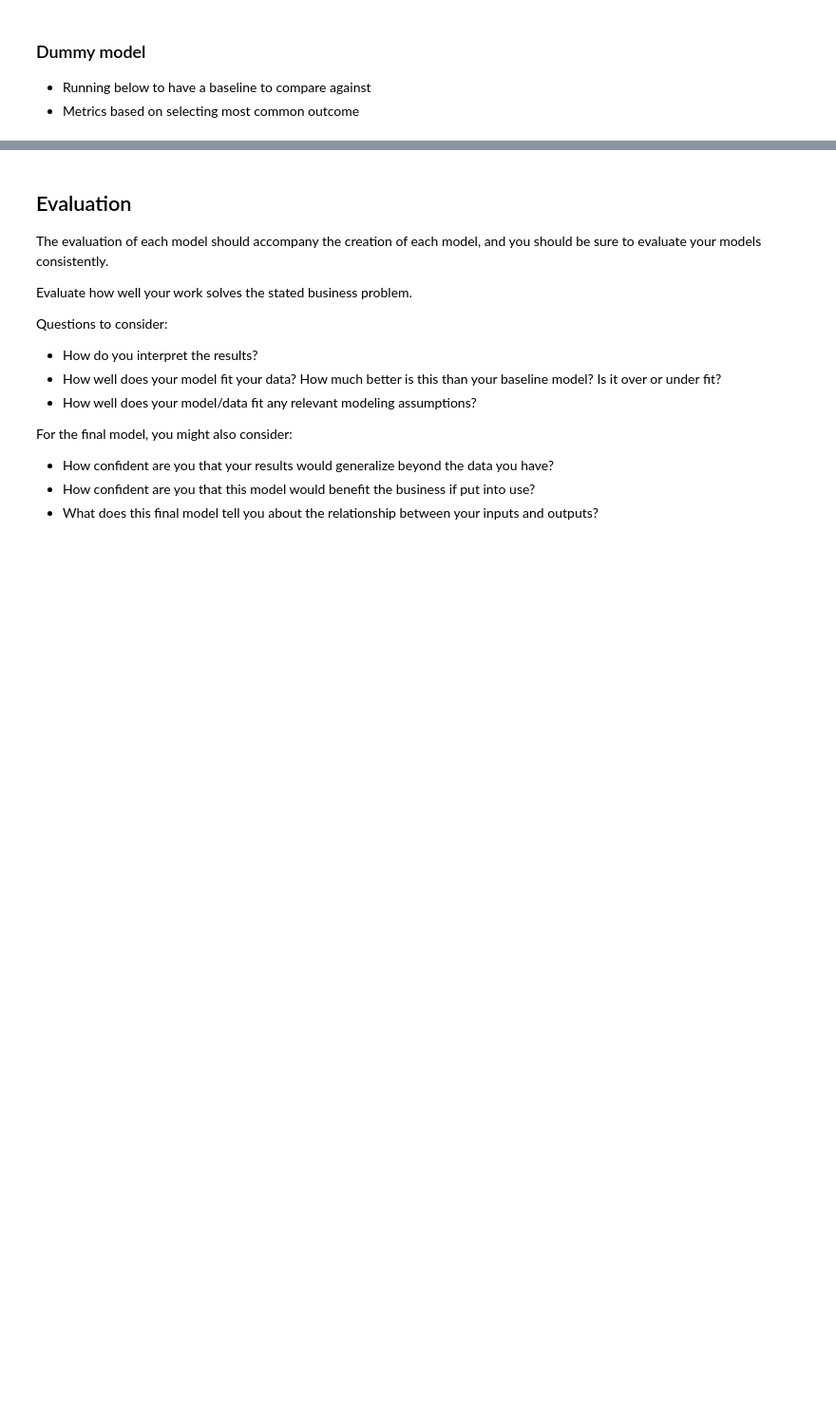
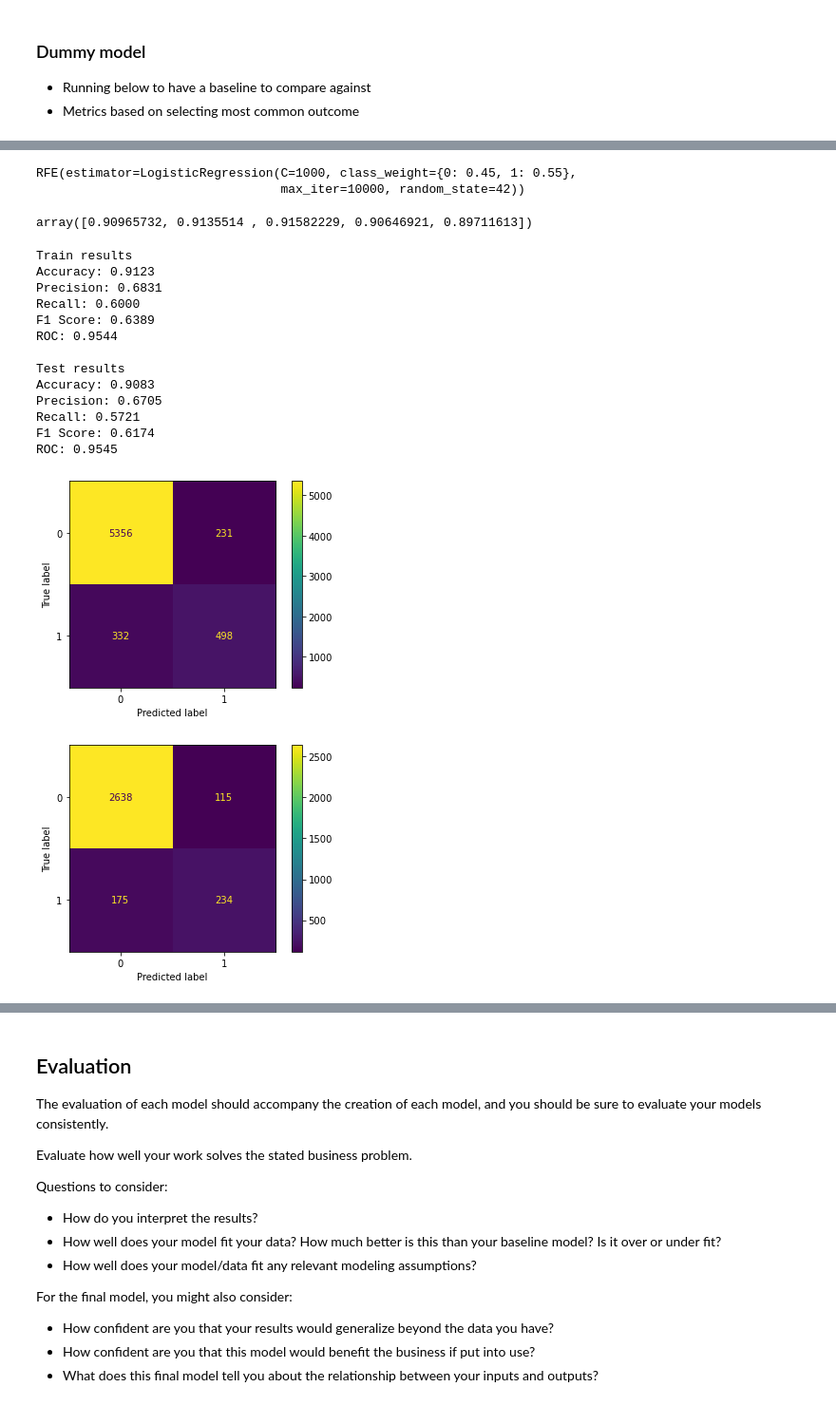
Before and after one commit to CGPinDC/Bird-Classification-Project, a Jupyter notebook: notebooks/jeff/Marvel_notebook.ipynb, the cells around one changed output, grey strips where cells are left out. Shown at 95% size. Drawn from its saved outputs; the diff is of its cells as text; code cells hidden in the pictures; blank space fills up the shorter version.

```diff
--- a/notebooks/jeff/Marvel_notebook.ipynb
+++ b/notebooks/jeff/Marvel_notebook.ipynb
@@ -339,0 +711,61 @@ F1 Score: 0.5855
+# %%
+X_train_preproc = pd.DataFrame(preprocessor.fit_transform(X_train), columns=X_train.columns)
+X_test_preproc = pd.DataFrame(preprocessor.transform(X_test), columns=X_test.columns)
+# %%
+log_reg_feature_sel = LogisticRegression(random_state=42, class_weight={0: 0.45, 1: 0.55}, max_iter=10000, C=1000)
+
+rfe = RFE(log_reg_feature_sel)
+
+rfe.fit(X_train_preproc, y_train)
+# %% [output]
+RFE(estimator=LogisticRegression(C=1000, class_weight={0: 0.45, 1: 0.55},
+                                 max_iter=10000, random_state=42))
+# %%
+# Pull in only the features that were the ranked 10th or below
+
+simple_cols = []
+ranking_results = dict(zip(X_train_preproc.columns, rfe.ranking_))
+
+ranking_threshold = 10
+
+for key, value in ranking_results.items():
+    if value <= ranking_threshold:
+        simple_cols.append(key)
+
+X_train_fs = X_train_preproc[simple_cols]
+X_test_fs = X_test_preproc[simple_cols]
+# %%
+log_reg_feat_selec = LogisticRegression(random_state=42, class_weight=None, max_iter=10000, C=1000)
+
+log_reg_feat_selec.fit(X_train_fs, y_train)
+
+output4 = cross_validate(log_reg_feat_selec, X_train_fs, y_train, cv=5, scoring=['accuracy', 'roc_auc'])
+
+output4['test_accuracy']
+# %% [output]
+array([0.90965732, 0.9135514 , 0.91582229, 0.90646921, 0.89711613])
+# %%
+for i, item in enumerate([(X_train_fs, y_train), (X_test_fs, y_test)]):
+    if i == 0:
+        print("Train results")
+    else:
+        print("Test results")
+
+    acc, prec, rec, f1 = evaluate_model(log_reg_feat_selec, item[0], item[1], plot_cf=True)
+    print('')
+# %% [output]
+Train results
+Accuracy: 0.9123
+Precision: 0.6831
+Recall: 0.6000
+F1 Score: 0.6389
+ROC: 0.9544
+
+Test results
+Accuracy: 0.9083
+Precision: 0.6705
+Recall: 0.5721
+F1 Score: 0.6174
+ROC: 0.9545
+[figure, added]
+[figure, added]
```
Also changed, not shown: parts of 131 cells of this notebook, 1 other file.
